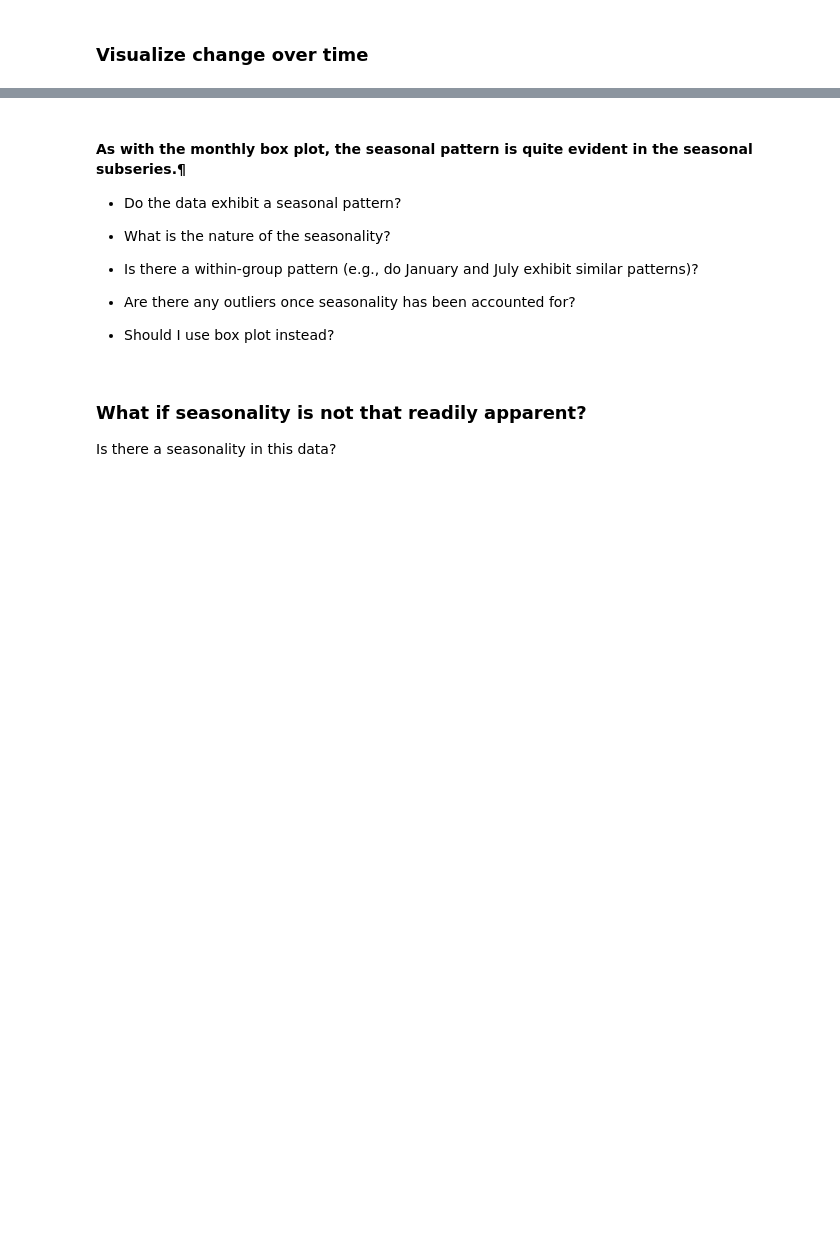
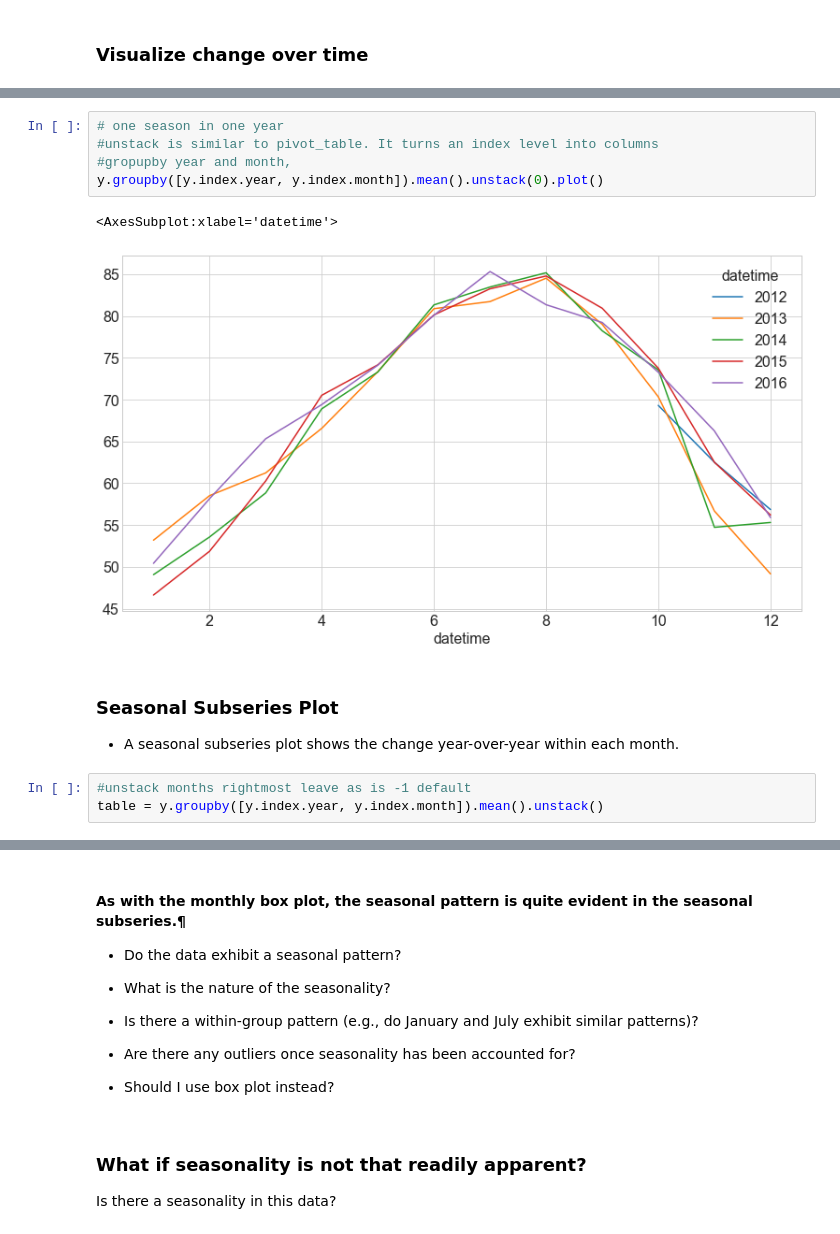
Before and after one commit to segovialori/time-series-exercises, a Jupyter notebook: time_series_eda_lesson.ipynb, the cells around one changed output, grey strips where cells are left out. Saved outputs shown, nothing was run; the diff lists cells and outputs as text; blank space fills up the shorter version.

```diff
--- a/time_series_eda_lesson.ipynb
+++ b/time_series_eda_lesson.ipynb
@@ -358 +473,15 @@ table = y.groupby([y.index.year, y.index.month]).mean().unstack()
+# %%
+# one season in one year
+#unstack is similar to pivot_table. It turns an index level into columns
+#gropupby year and month,
+y.groupby([y.index.year, y.index.month]).mean().unstack(0).plot()
+# %% [output]
+<AxesSubplot:xlabel='datetime'>
+[figure, added]
+# %% [markdown]
+### Seasonal Subseries Plot
+* A seasonal subseries plot shows the change year-over-year within each month.
+# %%
+#unstack months rightmost leave as is -1 default
+table = y.groupby([y.index.year, y.index.month]).mean().unstack()
 # %%
```
Also changed, not shown: parts of 65 cells of this notebook.
